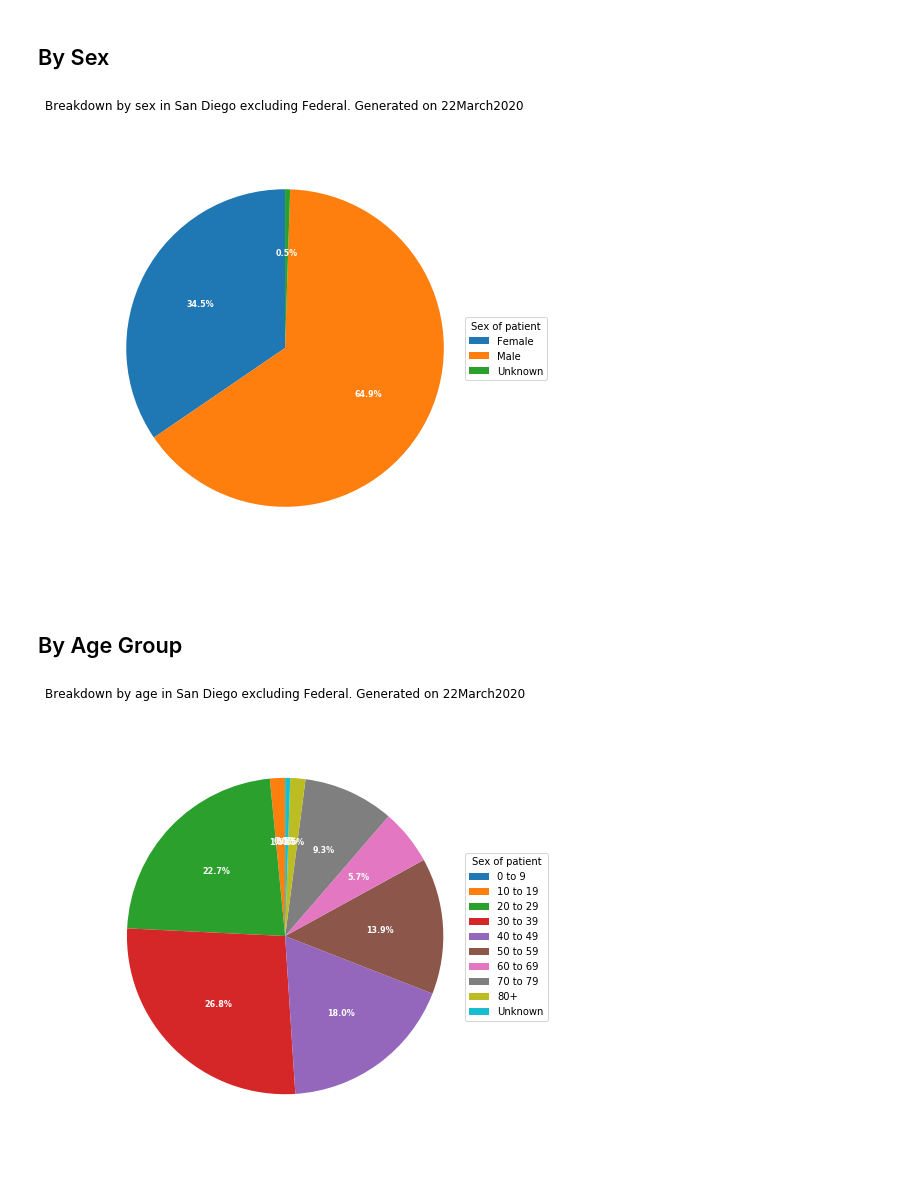
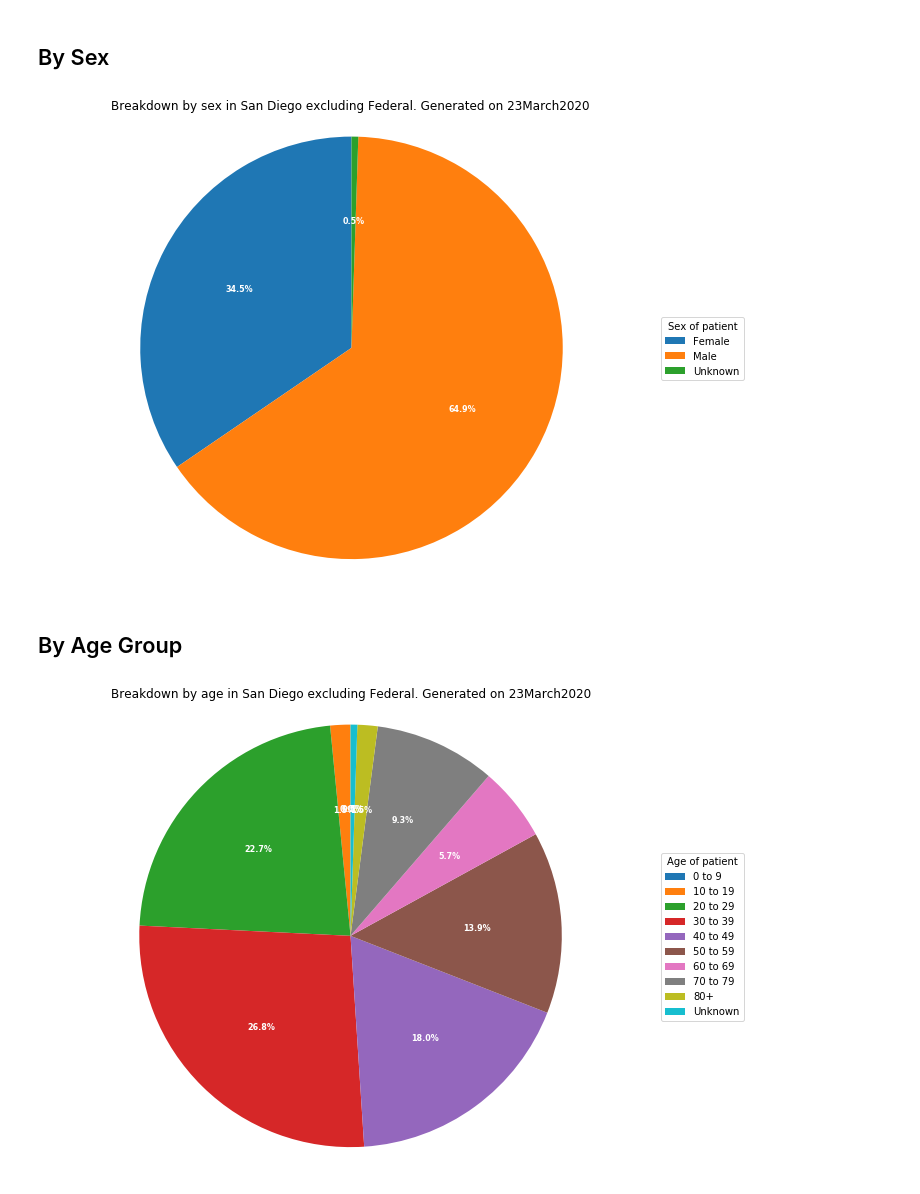
Before and after one commit to menis/sd_covid, a Jupyter notebook: sd_covid_analysis.ipynb, the cells around one changed output. Drawn from its saved outputs; the diff is of its cells as text; code cells hidden in the pictures.

```diff
--- a/sd_covid_analysis.ipynb
+++ b/sd_covid_analysis.ipynb
@@ -90,24 +110,24 @@ plt.savefig("./plots/breakdownbyregion_"+today_str+".png")
 # %%
 currentstate = df.tail(1)
 labels = 'Female', 'Male', 'Unknown'
 
 female=currentstate['sd_fem'].iloc[0]+currentstate['nonsd_fem'].iloc[0]
 male=currentstate['sd_male'].iloc[0]+currentstate['nonsd_male'].iloc[0]
 unk=currentstate['sd_sex_unk'].iloc[0]+currentstate['nonsd_sex_unk'].iloc[0]
 sizes = [female, male, unk]
 
-f, ax = plt.subplots(figsize=(7,7))
+f, ax = plt.subplots(figsize=(10,7))
 wedges, texts, autotexts = ax.pie(sizes, autopct='%1.1f%%', startangle=90, textprops=dict(color="w"))
 ax.legend(wedges, labels, title="Sex of patient",
           loc="center left",bbox_to_anchor=(1, 0, 0.5, 1))
 plt.setp(autotexts, size=8, weight="bold")
 ax.axis('equal')
 plt.title('Breakdown by sex in San Diego excluding Federal. Generated on '+today_str)
 plt.setp(autotexts, size=8, weight="bold")
 plt.tight_layout()
 plt.savefig("./plots/sexaffectedSanDiego_nonfederal_"+today_str+".png")
 # %% [output]
-[figure, old version]
+[figure, new version]
 # %% [markdown]
 ## By Age Group
 # %%
@@ -125,10 +145,10 @@ a70to79=currentstate['sd_70to79'].iloc[0]+currentstate['nonsd_70to79'].iloc[0]
 a80plus=currentstate['sd_80plus'].iloc[0]+currentstate['nonsd_80plus'].iloc[0]
 unk=currentstate['sd_age_unk'].iloc[0]+currentstate['nonsd_age_unk'].iloc[0]
 sizes = [a0to9, a10to19, a20to29, a30to39, a40to49, a50to59, a60to69, a70to79, a80plus, unk]
-f, ax = plt.subplots(figsize=(7,7))
+f, ax = plt.subplots(figsize=(10,7))
 wedges, texts, autotexts = ax.pie(sizes, autopct='%1.1f%%', startangle=90, textprops=dict(color="w"), )
 
-ax.legend(wedges, labels, title="Sex of patient",
+ax.legend(wedges, labels, title="Age of patient",
           loc="center left",bbox_to_anchor=(1, 0, 0.5, 1))
 plt.setp(autotexts, size=8, weight="bold")
 
@@ -137,4 +157,4 @@ plt.title('Breakdown by age in San Diego excluding Federal. Generated on '+today
 plt.tight_layout()
 plt.savefig("./plots/ageaffectedSanDiego_nonfederal_"+today_str+".png")
 # %% [output]
-[figure, old version]
+[figure, new version]
```
Also changed, not shown: parts of 3 cells of this notebook, 6 other files.
